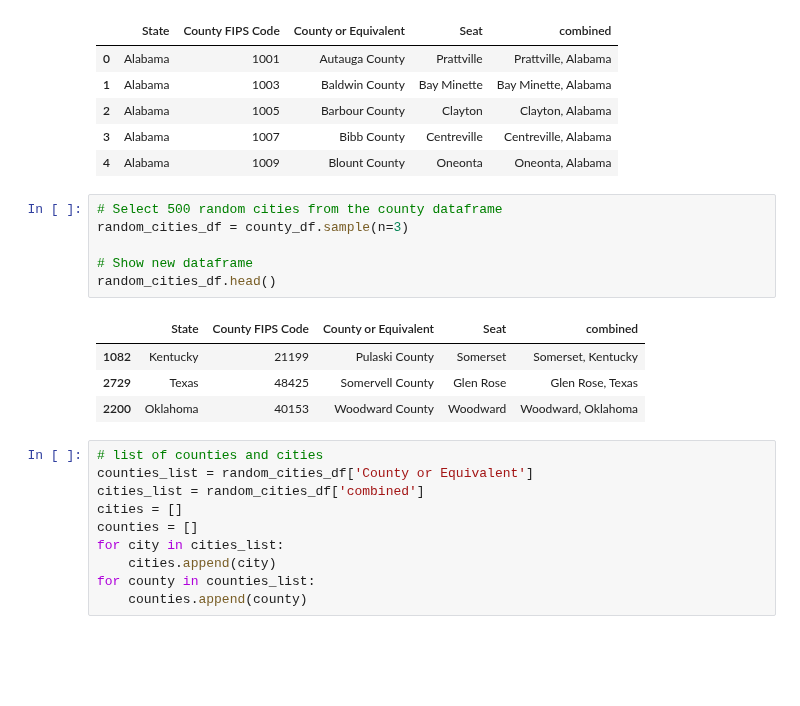
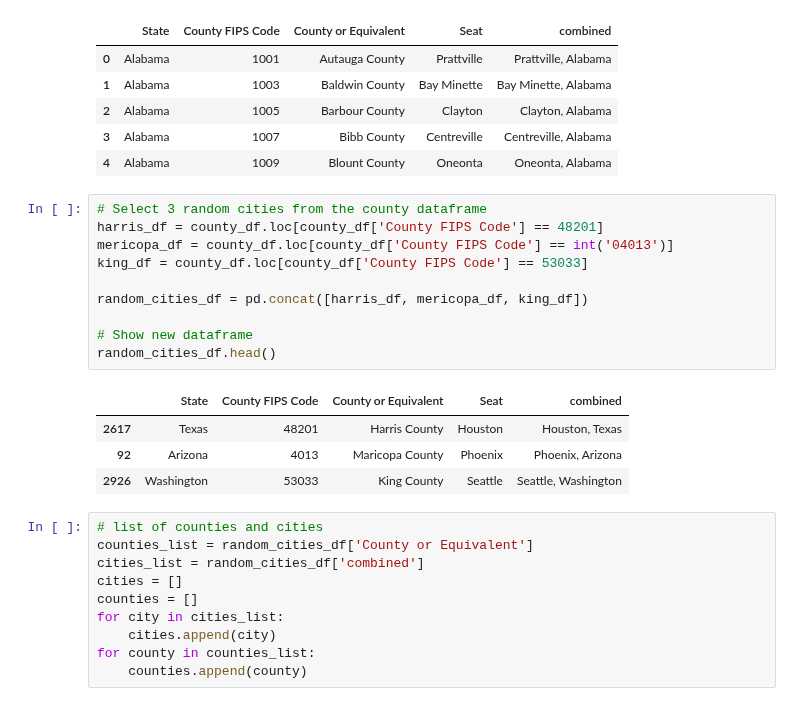
Before and after one commit to ryankracaw/project-one, a Jupyter notebook: Winter.ipynb, the cells around one changed output. Saved outputs shown, nothing was run; the diff lists cells and outputs as text; blank space fills up the shorter version.

```diff
--- a/Winter.ipynb
+++ b/Winter.ipynb
@@ -90,17 +90,21 @@ county_df.head()
 | 2 | Alabama | 1005 | Barbour County | Clayton | Clayton, Alabama |
 | 3 | Alabama | 1007 | Bibb County | Centreville | Centreville, Alabama |
 | 4 | Alabama | 1009 | Blount County | Oneonta | Oneonta, Alabama |
-# %%
-# Select 500 random cities from the county dataframe
-random_cities_df = county_df.sample(n=3)
-
-# Show new dataframe
-random_cities_df.head()
-# %% [output]
-|  | State | County FIPS Code | County or Equivalent | Seat | combined |
-| 1082 | Kentucky | 21199 | Pulaski County | Somerset | Somerset, Kentucky |
-| 2729 | Texas | 48425 | Somervell County | Glen Rose | Glen Rose, Texas |
-| 2200 | Oklahoma | 40153 | Woodward County | Woodward | Woodward, Oklahoma |
+# %%
+# Select 3 random cities from the county dataframe
+harris_df = county_df.loc[county_df['County FIPS Code'] == 48201]
+mericopa_df = county_df.loc[county_df['County FIPS Code'] == int('04013')]
+king_df = county_df.loc[county_df['County FIPS Code'] == 53033]
+
+random_cities_df = pd.concat([harris_df, mericopa_df, king_df])
+
+# Show new dataframe
+random_cities_df.head()
+# %% [output]
+|  | State | County FIPS Code | County or Equivalent | Seat | combined |
+| 2617 | Texas | 48201 | Harris County | Houston | Houston, Texas |
+| 92 | Arizona | 4013 | Maricopa County | Phoenix | Phoenix, Arizona |
+| 2926 | Washington | 53033 | King County | Seattle | Seattle, Washington |
 # %%
 # list of counties and cities
 counties_list = random_cities_df['County or Equivalent']
```
Also changed, not shown: parts of 9 cells of this notebook.
